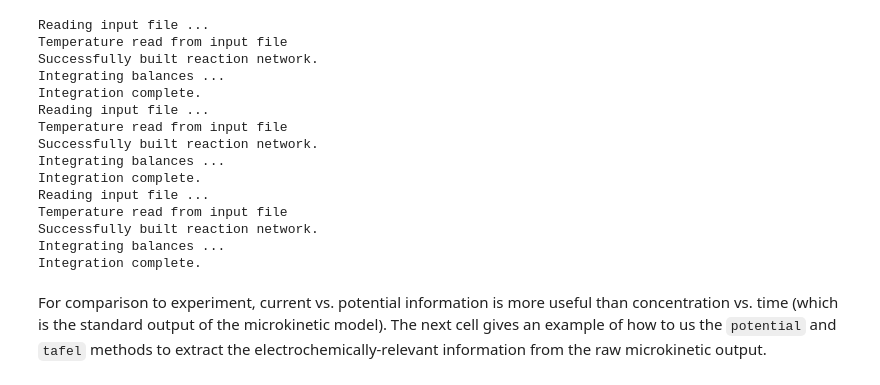
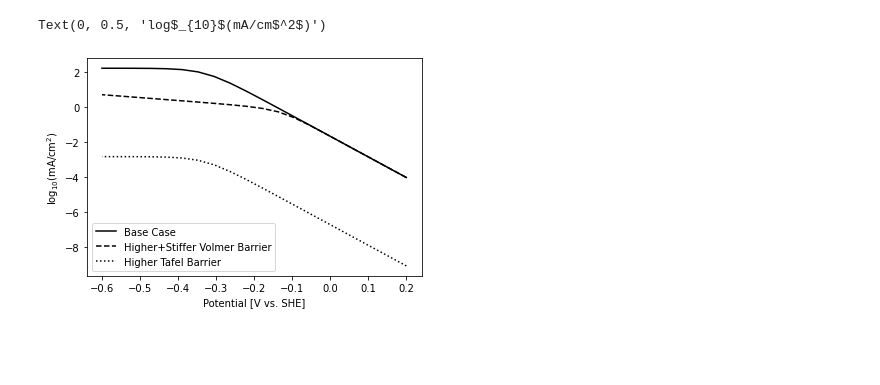
Before and after one commit to miuev/fp_echem, a Jupyter notebook: examples/usage_examples.ipynb, the cells around one changed output. Saved outputs shown, nothing was run; the diff lists cells and outputs as text; code cells hidden in the pictures; blank space fills up the shorter version.

```diff
--- a/examples/usage_examples.ipynb
+++ b/examples/usage_examples.ipynb
@@ -36,37 +43,51 @@ Entering an initial potential (e.g. `U = xyz`) is what enables `fpechem` to run
 # %%
-# parse input file and establish individual reactions
-vt1_species, vt1_network = rn.create_network('vt1_her.txt')
+# set potentials to be evaluated, 20 points from +0.2 to -0.6 V vs. SHE
+potentials = np.linspace(0.2,-0.6,20)
 
-# parse input file and establish individual reactions
-# tmax and dt are the timescale and resolution of the integration, these can be changed to fit the problem
-vt1_coupled = rn.CoupledReactions(vt1_network,tmax=1000,dt=5)
+# initialize and empty array to store steady state current densities at each potential
+ss_currents = np.array([])
 
-# integrate mass balances and deliver solution
-vt1_coupled.solve( )# integrate mass balances and deliver solution
+# for loop which solves a microkinetic model at each iteration
+for u in potentials:
 
-vt2_species, vt2_network = rn.create_network('vt2_her.txt')
-vt2_coupled = rn.CoupledReactions(vt2_network,tmax=1000,dt=5)
-vt2_coupled.solve()
+    # parse input file and establish individual reactions
+    # U is the potential at which to solve the microkinetic model
+    # the quiet flag is set to True to suppress status messages in the for loop
+    vt1_species, vt1_network = rn.create_network('vt1_her.yaml', T = 298.15, U = u, quiet = True)
+    vt2_species, vt2_network = rn.create_network('vt2_her.yaml', T = 298.15, U = u, quiet = True)
+    vt3_species, vt3_network = rn.create_network('vt3_her.yaml', T = 298.15, U = u, quiet = True)
 
-vt3_species, vt3_network = rn.create_network('vt3_her.txt')
-vt3_coupled = rn.CoupledReactions(vt3_network,tmax=1000,dt=5)
-vt3_coupled.solve()
+    # initialize mass balances and stage the reaction network
+    # fixed allows certain concentration to be held constant through integration, useful for steady state analysis
+    # here, protons and H2 are considered constant, equivalent to assumption of highly efficient mass transfer
+    vt1_coupled = rn.CoupledReactions(vt1_network, fixed = ['H+', 'H2'], tmax = 100, dt = 0.1)
+    vt2_coupled = rn.CoupledReactions(vt2_network, fixed = ['H+', 'H2'], tmax = 100, dt = 0.1)
+    vt3_coupled = rn.CoupledReactions(vt3_network, fixed = ['H+', 'H2'], tmax = 100, dt = 0.1)
+
+    # integrate mass balances and deliver solution
+    # tolerance controls solve_ivp
+    # product identifies which aspecies to target for tof calculations
+    # the quiet flag is set to True to suppress status messages in the for loop
+    vt1_coupled.solve(tolerance = [1E-5, 1E-5], product = 'H2', quiet = True)
+    vt2_coupled.solve(tolerance = [1E-5, 1E-5], product = 'H2', quiet = True)
+    vt3_coupled.solve(tolerance = [1E-5, 1E-5], product = 'H2', quiet = True)
+
+    # grab steady state tofs (specific to the species identified with the product flag)
+    solutions = np.array([vt1_coupled.ss_tof, vt2_coupled.ss_tof, vt3_coupled.ss_tof])
+
+    # convert steady state tofs to current densities
+    currents = np.log10(2*2E-9*96485*1000*solutions)
+
+    # store current in full solution array
+    ss_currents = np.vstack([ss_currents, currents]) if ss_currents.size else currents
+
+# plot it all
+plt.plot(potentials, ss_currents[:,0], 'k-')
+plt.plot(potentials, ss_currents[:,1], 'k--')
+plt.plot(potentials, ss_currents[:,2], 'k:')
+plt.legend(['Base Case', 'Higher+Stiffer Volmer Barrier', 'Higher Tafel Barrier'])
+plt.xlabel('Potential [V vs. SHE]')
+plt.ylabel('log$_{10}$(mA/cm$^2$)')
 # %% [output]
-Reading input file ...
-Temperature read from input file
-Successfully built reaction network.
-Integrating balances ...
-Integration complete.
-Reading input file ...
-Temperature read from input file
-Successfully built reaction network.
-Integrating balances ...
-Integration complete.
-Reading input file ...
-Temperature read from input file
-Successfully built reaction network.
-Integrating balances ...
-Integration complete.
+Text(0, 0.5, 'log$_{10}$(mA/cm$^2$)')
+[figure, added]
-# %% [markdown]
-For comparison to experiment, current vs. potential information is more useful than concentration vs. time (which is the standard output of the microkinetic model).
-The next cell gives an example of how to us the `potential` and `tafel` methods to extract the electrochemically-relevant information from the raw microkinetic output.
```
Also changed, not shown: parts of 5 cells of this notebook, 10 other files.
